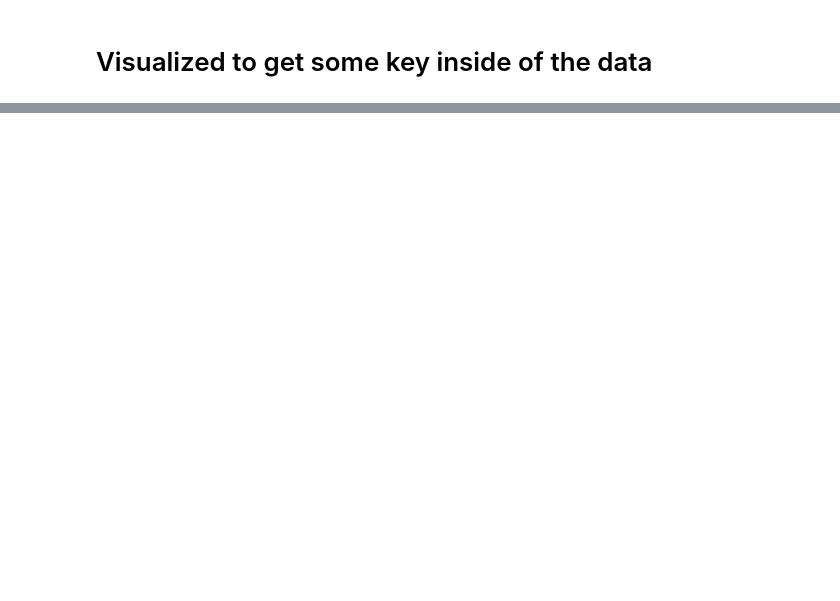
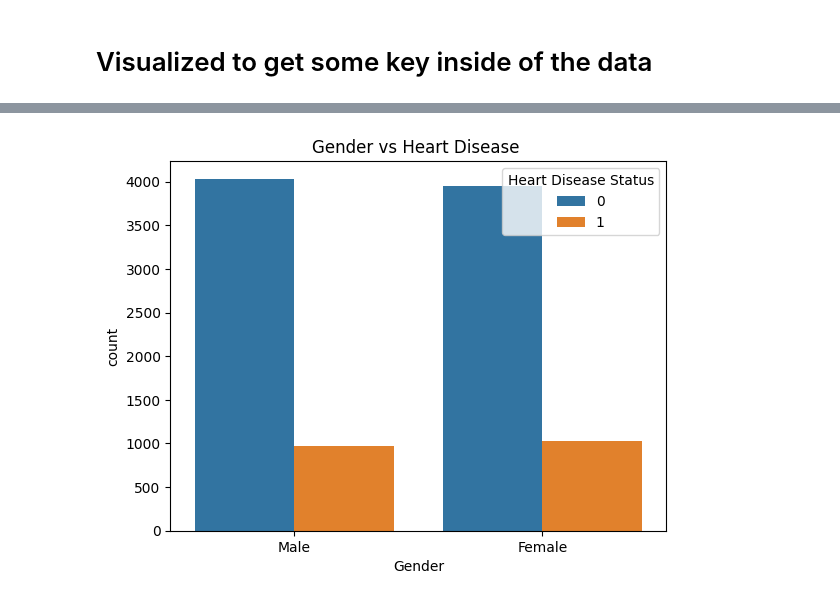
Before and after one commit to chighislian/heart_disease_predict, a Jupyter notebook: heart_disease_prediction.ipynb, the cells around one changed output, grey strips where cells are left out. Saved outputs shown, nothing was run; the diff lists cells and outputs as text; code cells hidden in the pictures; blank space fills up the shorter version.

```diff
--- a/heart_disease_prediction.ipynb
+++ b/heart_disease_prediction.ipynb
@@ -106,0 +153,7 @@ dtype: int64
+# %%
+#Look at Gender vs Heart Disease  Heart disease often varies by gender. Plot: Bar chart (Gender on x-axis, count of Heart Disease) Why: To see if disease frequency differs across gender.
+sns.countplot(x='Gender', hue='Heart Disease Status', data=heart_data)
+plt.title('Gender vs Heart Disease ')
+plt.show()
+# %% [output]
+[figure, added]
```
Also changed, not shown: parts of 5 cells of this notebook.
